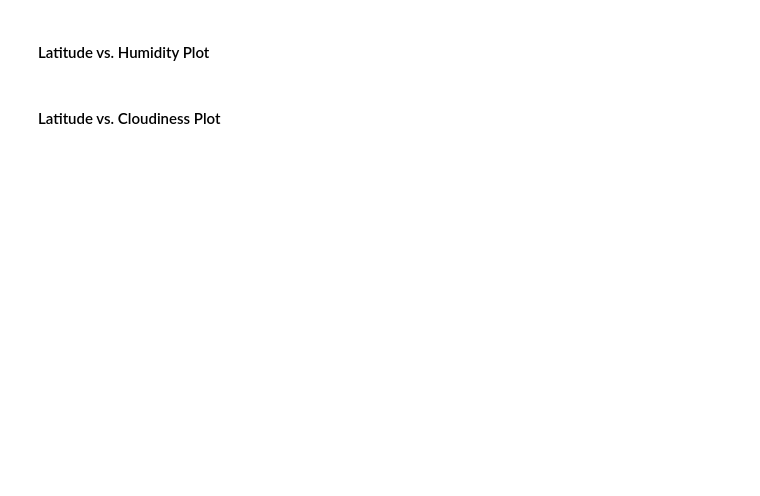
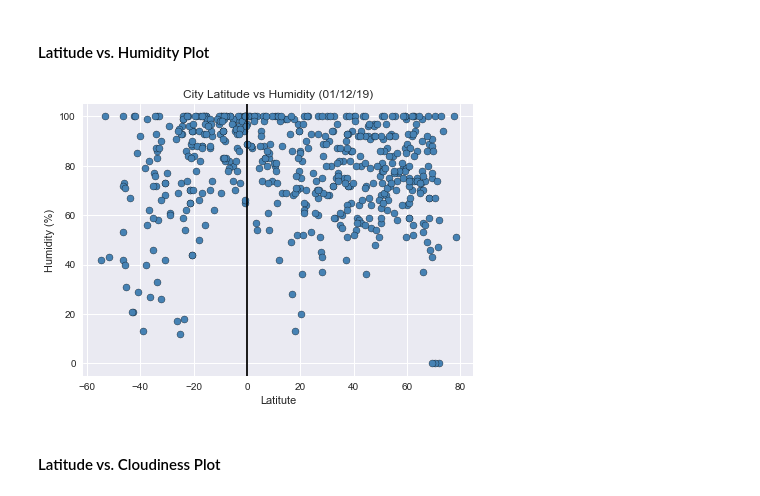
Before and after one commit to LVijayaraghavan/Weatherpy, a Jupyter notebook: WeatherPy.ipynb, the cells around one changed output. Cells and saved outputs as stored; diff of their text form; code cells hidden in the pictures; blank space fills up the shorter version.

```diff
--- a/WeatherPy.ipynb
+++ b/WeatherPy.ipynb
@@ -169,10 +159,14 @@ plt.show()
 # %%
 fig,ax = plt.subplots(figsize=(7,5))
 ax.scatter(Weather_data["Lat"],Weather_data["Humidity"],color='steelblue',marker='o',edgecolor='black')
-ax.grid()
+#ax.grid()
 ax.axvline(x=0,color='black')
 plt.title("City Latitude vs Humidity (" + str(Weather_data["Formated Date"].max())+")")
+plt.xlabel("Latitute")
+plt.ylabel("Humidity (%)")
 plt.show()
+# %% [output]
+[figure, added]
 # %% [markdown]
 #### Latitude vs. Cloudiness Plot
 # %%
```
Also changed, not shown: parts of 7 cells of this notebook, 1 other file.
